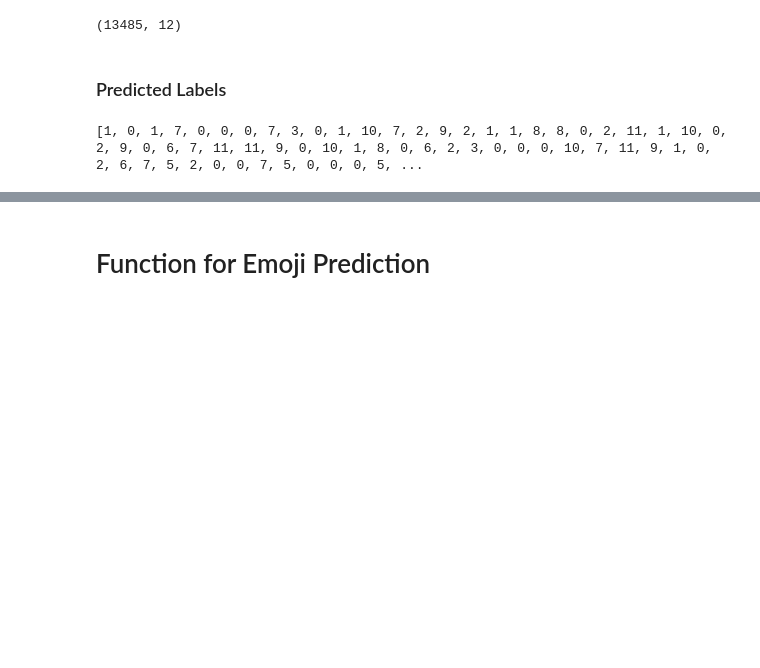
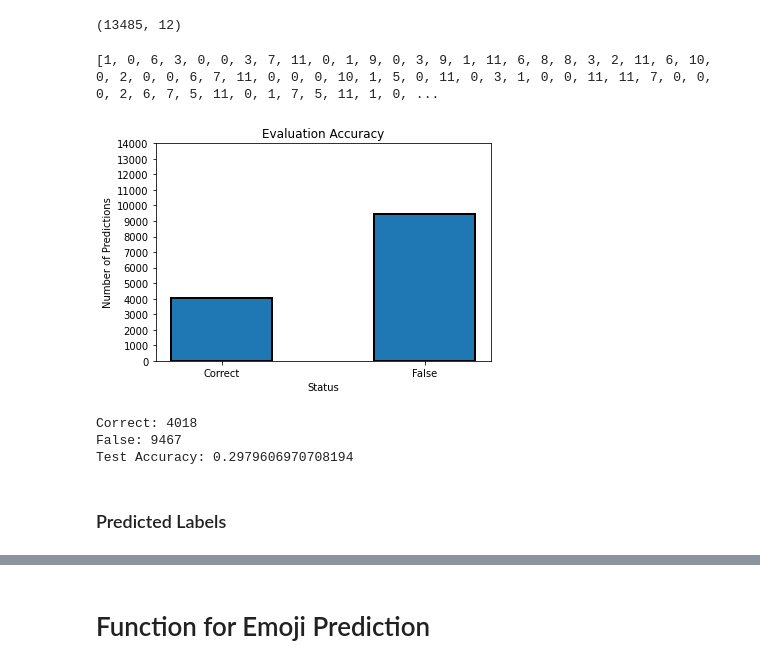
Before and after one commit to RussellDash332/CS3244-Twemoji, a Jupyter notebook: CS3244_TFBertForSequenceClassification_Kevin.ipynb, the cells around one changed output, grey strips where cells are left out. Cells and saved outputs as stored; diff of their text form; code cells hidden in the pictures; blank space fills up the shorter version.

Commit message:
Added the micro-average evaluation

```diff
--- a/CS3244_TFBertForSequenceClassification_Kevin.ipynb
+++ b/CS3244_TFBertForSequenceClassification_Kevin.ipynb
@@ -454,3 +454,14 @@ array([[ 1.5993913 ,  2.3435168 , -1.1304922 , ..., -0.9455858 ,
 np.shape(very_complex_prediction)
 # %% [output]
 (13485, 12)
+# %%
+# Find out the predicted label for each row by finding the index of the maximum value for each row
+
+prediction = []
+
+for i in range(len(very_complex_prediction)):
+  prediction.append(np.argmax(very_complex_prediction[i]))
+
+print(prediction)
+# %% [output]
+[1, 0, 6, 3, 0, 0, 3, 7, 11, 0, 1, 9, 0, 3, 9, 1, 11, 6, 8, 8, 3, 2, 11, 6, 10, 0, 2, 0, 0, 6, 7, 11, 0, 0, 0, 10, 1, 5, 0, 11, 0, 3, 1, 0, 0, 11, 11, 7, 0, 0, 0, 2, 6, 7, 5, 11, 0, 1, 7, 5, 11, 1, 0, ...
@@ -457,16 +470,48 @@ np.shape(very_complex_prediction)
+# %%
+correct = 0
+
+for i in range(12):
+  correct += cm[i][i]
+
+total = 0
+
+for i in range(12):
+  for j in range(12):
+    total += cm[i][j]
+
+wrong = total - correct
+
+plt.title("Evaluation Accuracy")
+
+# Data
+status = ['Correct', 'False']
+num   = [correct, wrong]
+
+# Plot
+plt.bar(status, num, width=0.50, edgecolor='k', linewidth=2)
+
+plt.xlabel("Status")
+plt.ylabel("Number of Predictions")
+
+# Create the graph ticks with a list comprehension
+plt.yticks(ticks=[x * 1000 for x in range(15)])
+
+# Render
+plt.savefig("plot.png")
+plt.show()
+# %% [output]
+[figure, added]
+# %%
+print("Correct: "+str(correct))
+print("False: "+str(wrong))
+
+print("Test Accuracy: "+str(correct/total))
+# %% [output]
+Correct: 4018
+False: 9467
+Test Accuracy: 0.2979606970708194
 # %% [markdown]
 ### Predicted Labels
-# %%
-# Find out the predicted label for each row by finding the index of the maximum value for each row
-
-prediction = []
-
-for i in range(len(very_complex_prediction)):
-  prediction.append(np.argmax(very_complex_prediction[i]))
-
-print(prediction)
-# %% [output]
-[1, 0, 1, 7, 0, 0, 0, 7, 3, 0, 1, 10, 7, 2, 9, 2, 1, 1, 8, 8, 0, 2, 11, 1, 10, 0, 2, 9, 0, 6, 7, 11, 11, 9, 0, 10, 1, 8, 0, 6, 2, 3, 0, 0, 0, 10, 7, 11, 9, 1, 0, 2, 6, 7, 5, 2, 0, 0, 7, 5, 0, 0, 0, 5, ...
 # %%
 test_labels = test_labels.values.tolist()
 # %%
```
Also changed, not shown: parts of 23 cells of this notebook.
